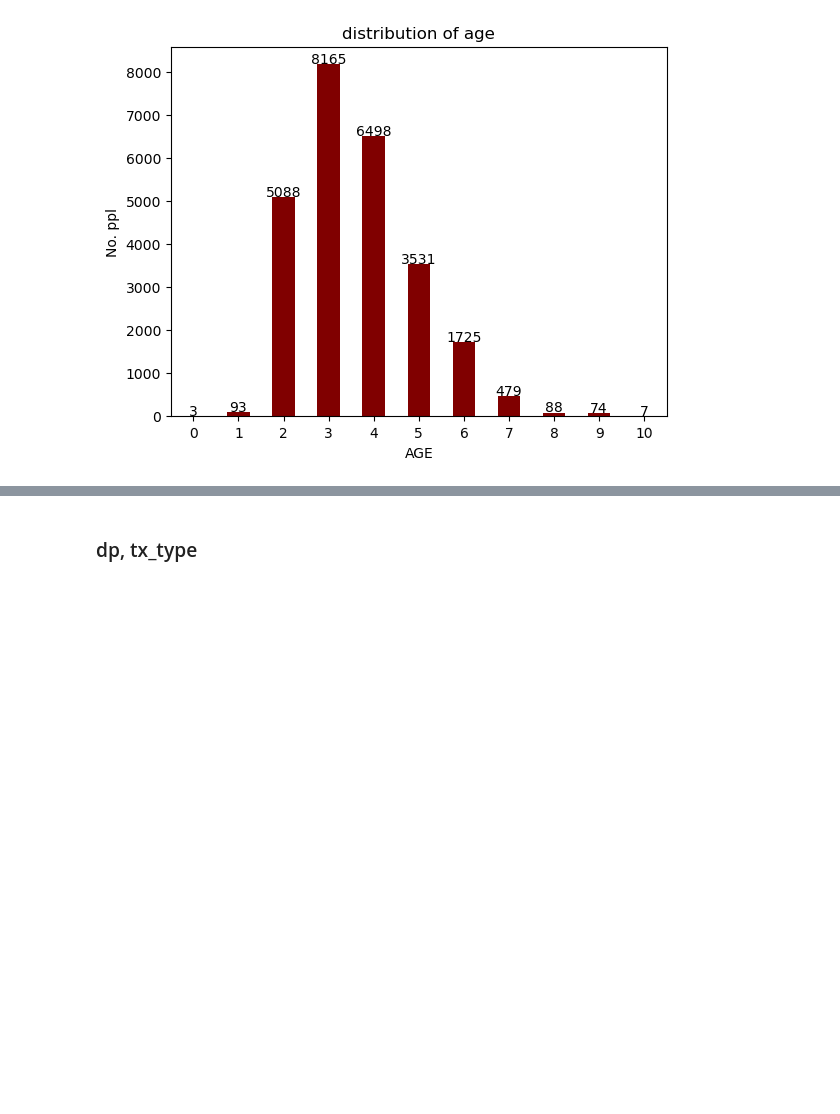
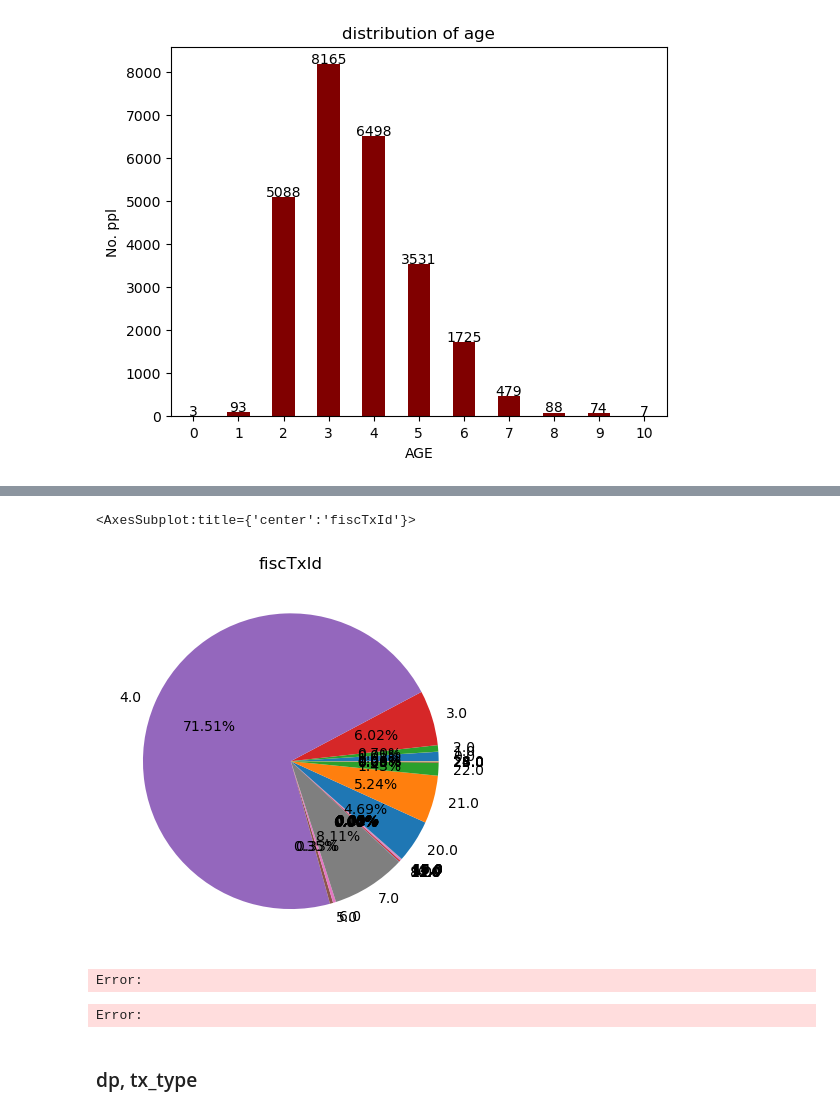
Before and after one commit to y4c6/DMfin, a Jupyter notebook: data_visualization.ipynb, the cells around one changed output, grey strips where cells are left out. Drawn from its saved outputs; the diff is of its cells as text; code cells hidden in the pictures; blank space fills up the shorter version.

```diff
--- a/data_visualization.ipynb
+++ b/data_visualization.ipynb
@@ -325,3 +553,13 @@ addlabels(n_age_group.index, age_group.size(), 15)
+# %%
+dp.groupby('fiscTxId').size().plot(kind = 'pie', autopct='%.2f%%', title='fiscTxId')
+# %% [output]
+<AxesSubplot:title={'center':'fiscTxId'}>
+[figure, added]
+# %%
+dp.groupby('txbranch').size().plot(kind = 'bar',title='txbranch types')
+# %% [output]
+Error:
+Error:
 # %% [markdown]
 ### dp, tx_type
 # %%
```
Also changed, not shown: parts of 39 cells of this notebook.
